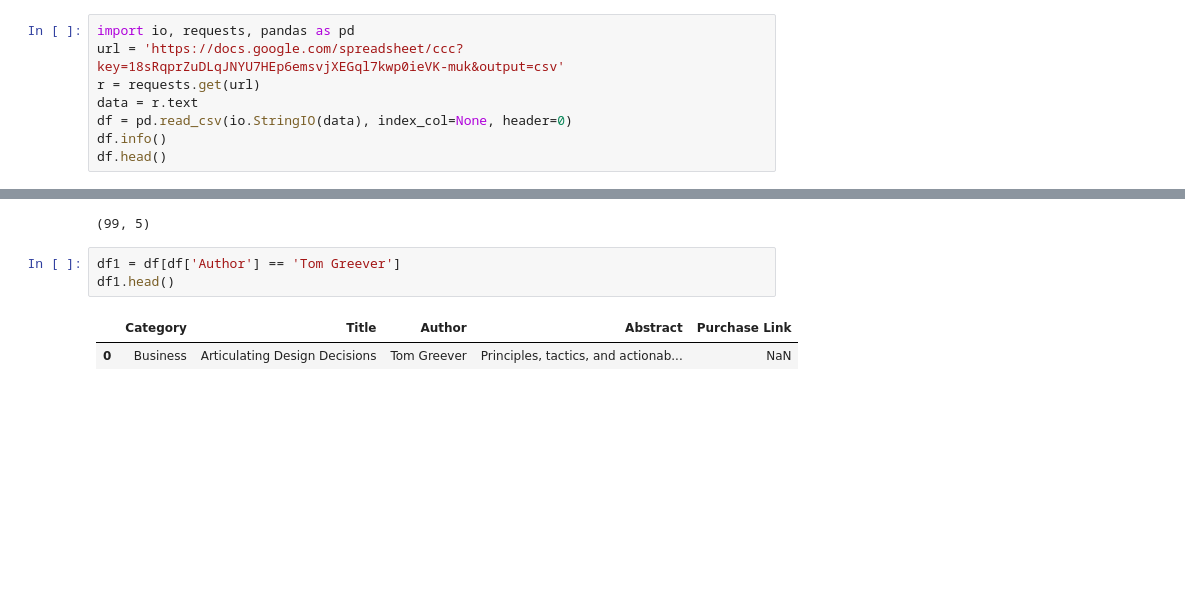
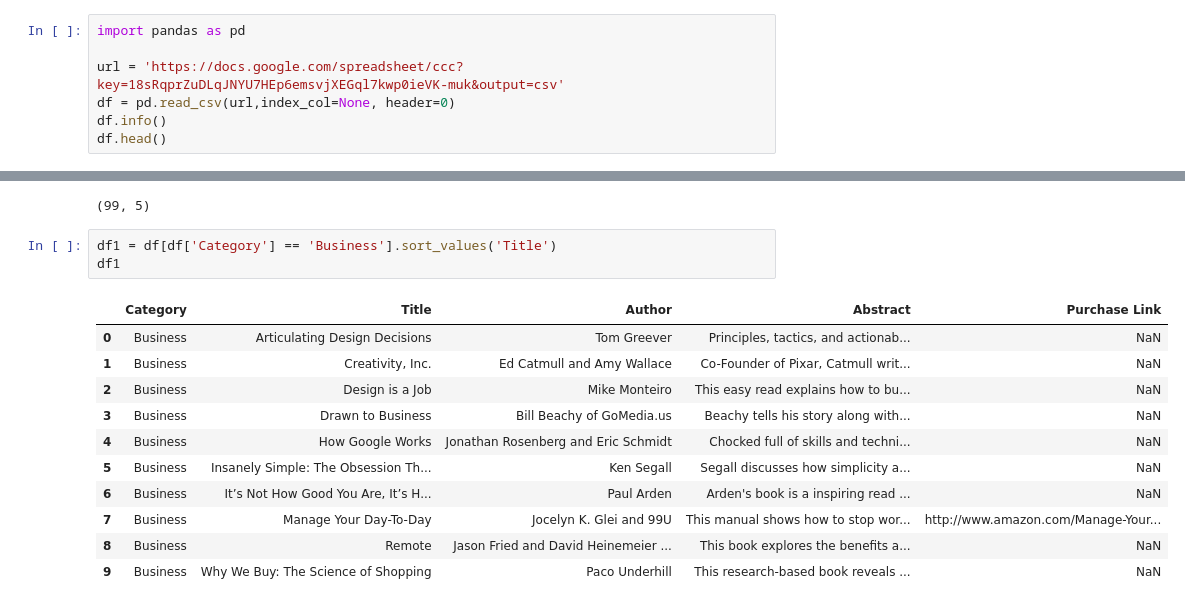
Before and after one commit to kentran27/jupyter, a Jupyter notebook: dataframe.ipynb, the cells around one changed output, grey strips where cells are left out. Saved outputs shown, nothing was run; the diff lists cells and outputs as text; blank space fills up the shorter version.

```diff
--- a/dataframe.ipynb
+++ b/dataframe.ipynb
@@ -1,9 +1,8 @@
 # %%
-import io, requests, pandas as pd
+import pandas as pd
+
 url = 'https://docs.google.com/spreadsheet/ccc?key=18sRqprZuDLqJNYU7HEp6emsvjXEGql7kwp0ieVK-muk&output=csv'
-r = requests.get(url)
-data = r.text
-df = pd.read_csv(io.StringIO(data), index_col=None, header=0)
+df = pd.read_csv(url,index_col=None, header=0)
 df.info()
 df.head()
 # %% [output]
@@ -30,8 +29,17 @@ df.shape
 Index(['Category', 'Title', 'Author', 'Abstract', 'Purchase Link'], dtype='object')
 (99, 5)
 # %%
-df1 = df[df['Author'] == 'Tom Greever']
-df1.head()
+df1 = df[df['Category'] == 'Business'].sort_values('Title')
+df1
 # %% [output]
 |  | Category | Title | Author | Abstract | Purchase Link |
 | 0 | Business | Articulating Design Decisions | Tom Greever | Principles, tactics, and actionab... | NaN |
+| 1 | Business | Creativity, Inc. | Ed Catmull and Amy Wallace | Co-Founder of Pixar, Catmull writ... | NaN |
+| 2 | Business | Design is a Job | Mike Monteiro | This easy read explains how to bu... | NaN |
+| 3 | Business | Drawn to Business | Bill Beachy of GoMedia.us | Beachy tells his story along with... | NaN |
+| 4 | Business | How Google Works | Jonathan Rosenberg and Eric Schmidt | Chocked full of skills and techni... | NaN |
+| 5 | Business | Insanely Simple: The Obsession Th... | Ken Segall | Segall discusses how simplicity a... | NaN |
+| 6 | Business | It’s Not How Good You Are, It’s H... | Paul Arden | Arden's book is a inspiring read ... | NaN |
+| 7 | Business | Manage Your Day-To-Day | Jocelyn K. Glei and 99U | This manual shows how to stop wor... | http://www.amazon.com/Manage-Your... |
+| 8 | Business | Remote | Jason Fried and David Heinemeier ... | This book explores the benefits a... | NaN |
+| 9 | Business | Why We Buy: The Science of Shopping | Paco Underhill | This research-based book reveals ... | NaN |
```
Also changed, not shown: parts of 2 cells of this notebook.
